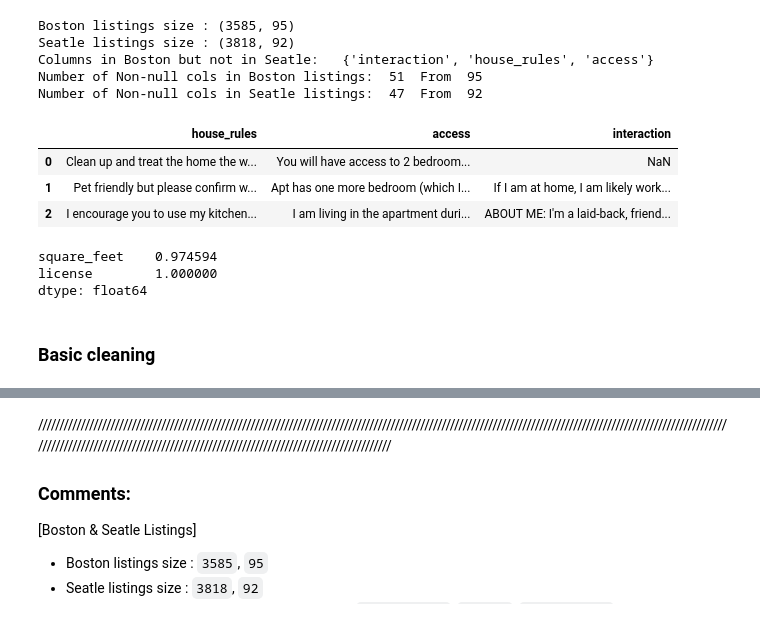
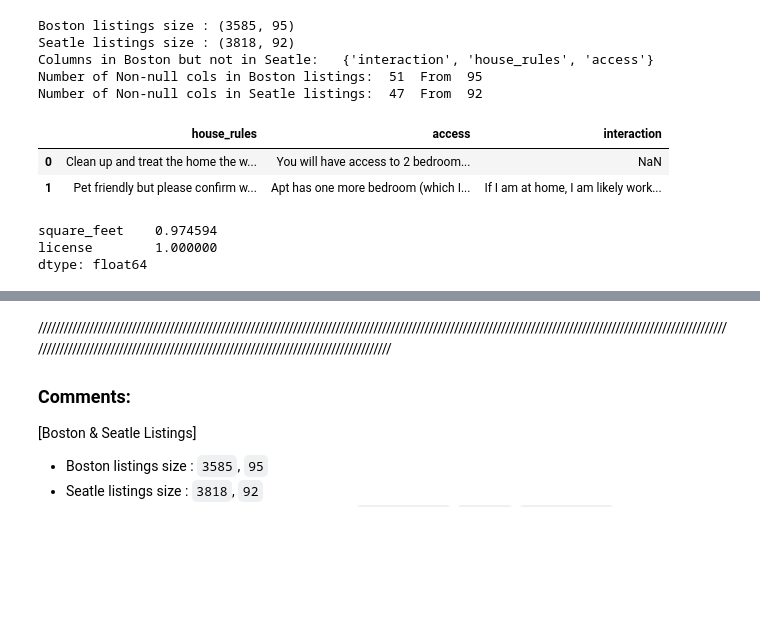
Before and after one commit to Zainy1453/Project-ND-1, a Jupyter notebook: Project 1.ipynb, the cells around one changed output, grey strips where cells are left out. Cells and saved outputs as stored; diff of their text form; code cells hidden in the pictures; blank space fills up the shorter version.

```diff
--- a/Project 1.ipynb
+++ b/Project 1.ipynb
@@ -244,12 +246,11 @@ Columns in Boston but not in Seatle:   {'interaction', 'house_rules', 'access'}
 Number of Non-null cols in Boston listings:  51  From  95
 Number of Non-null cols in Seatle listings:  47  From  92
 # %%
-b_list[['house_rules', 'access', 'interaction']].head(3)
+b_list[['house_rules', 'access', 'interaction']].head(2)
 # %% [output]
 |  | house_rules | access | interaction |
 | 0 | Clean up and treat the home the w... | You will have access to 2 bedroom... | NaN |
 | 1 | Pet friendly but please confirm w... | Apt has one more bedroom (which I... | If I am at home, I am likely work... |
-| 2 | I encourage you to use my kitchen... | I am living in the apartment duri... | ABOUT ME: I'm a laid-back, friend... |
 # %%
 # For Boston Listings The null proportion per column
 #b_list.isnull().sum()[b_list.isnull().sum()>0]/b_list.shape[0]*100
@@ -265,5 +266,3 @@ s_list_nan[s_list_nan>.75]
 square_feet    0.974594
 license        1.000000
 dtype: float64
-# %% [markdown]
-### Basic cleaning
```
Also changed, not shown: parts of 43 cells of this notebook, 1 other file.
